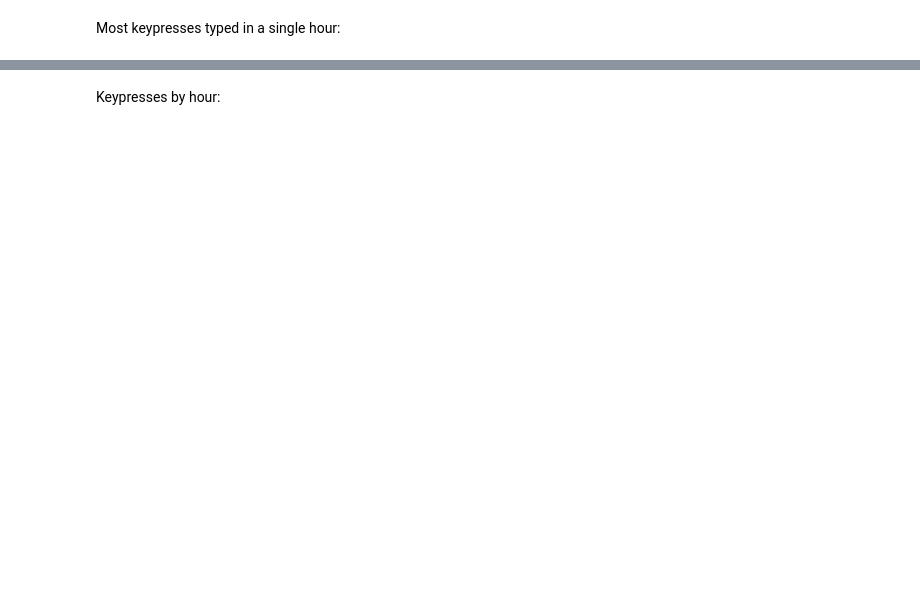
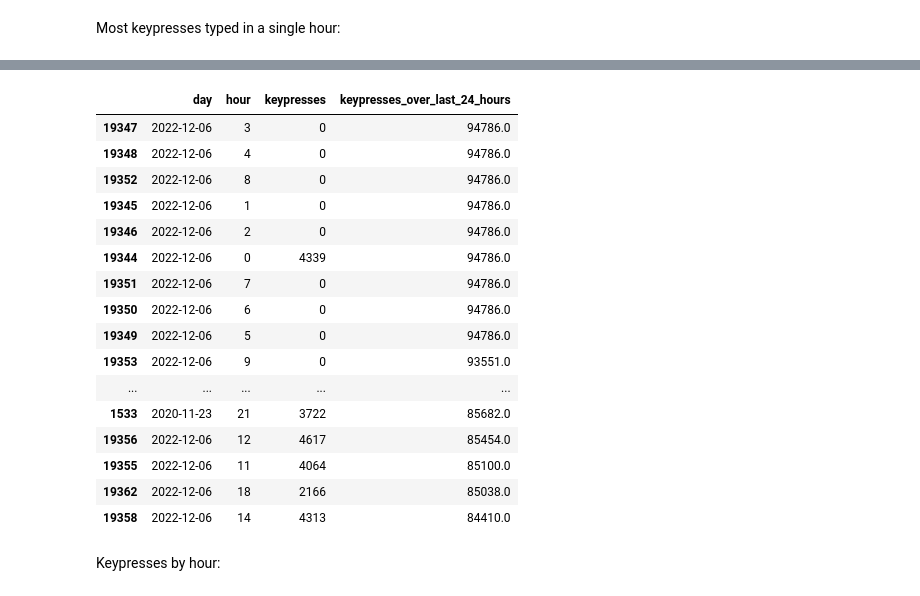
Before and after one commit to kburchfiel/fitbit_steps_and_whatpulse_keypresses_comparison, a Jupyter notebook: whatpulse_viewer_v2.ipynb, the cells around one changed output, grey strips where cells are left out. Drawn from its saved outputs; the diff is of its cells as text; code cells hidden in the pictures; blank space fills up the shorter version.

```diff
--- a/whatpulse_viewer_v2.ipynb
+++ b/whatpulse_viewer_v2.ipynb
@@ -815,3 +861,23 @@ df_hourly_keypresses.sort_values('keypresses', ascending = False)
+# %%
+df_hourly_keypresses.sort_values('keypresses_over_last_24_hours', ascending = False).head(20)
+# %% [output]
+|  | day | hour | keypresses | keypresses_over_last_24_hours |
+| 19347 | 2022-12-06 | 3 | 0 | 94786.0 |
+| 19348 | 2022-12-06 | 4 | 0 | 94786.0 |
+| 19352 | 2022-12-06 | 8 | 0 | 94786.0 |
+| 19345 | 2022-12-06 | 1 | 0 | 94786.0 |
+| 19346 | 2022-12-06 | 2 | 0 | 94786.0 |
+| 19344 | 2022-12-06 | 0 | 4339 | 94786.0 |
+| 19351 | 2022-12-06 | 7 | 0 | 94786.0 |
+| 19350 | 2022-12-06 | 6 | 0 | 94786.0 |
+| 19349 | 2022-12-06 | 5 | 0 | 94786.0 |
+| 19353 | 2022-12-06 | 9 | 0 | 93551.0 |
+| ... | ... | ... | ... | ... |
+| 1533 | 2020-11-23 | 21 | 3722 | 85682.0 |
+| 19356 | 2022-12-06 | 12 | 4617 | 85454.0 |
+| 19355 | 2022-12-06 | 11 | 4064 | 85100.0 |
+| 19362 | 2022-12-06 | 18 | 2166 | 85038.0 |
+| 19358 | 2022-12-06 | 14 | 4313 | 84410.0 |
 # %% [markdown]
 Keypresses by hour:
 # %%
```
Also changed, not shown: parts of 40 cells of this notebook, 12 other files.
